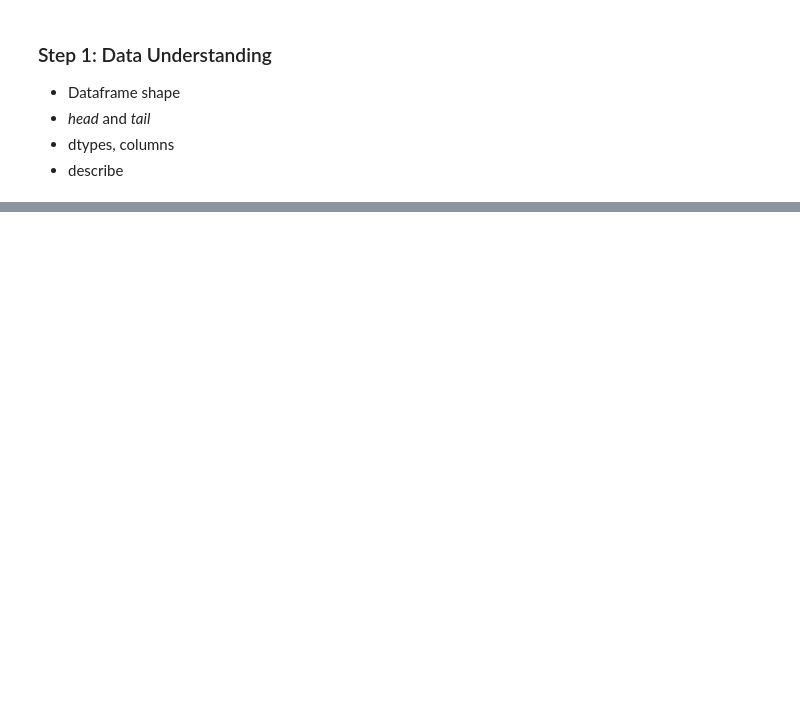
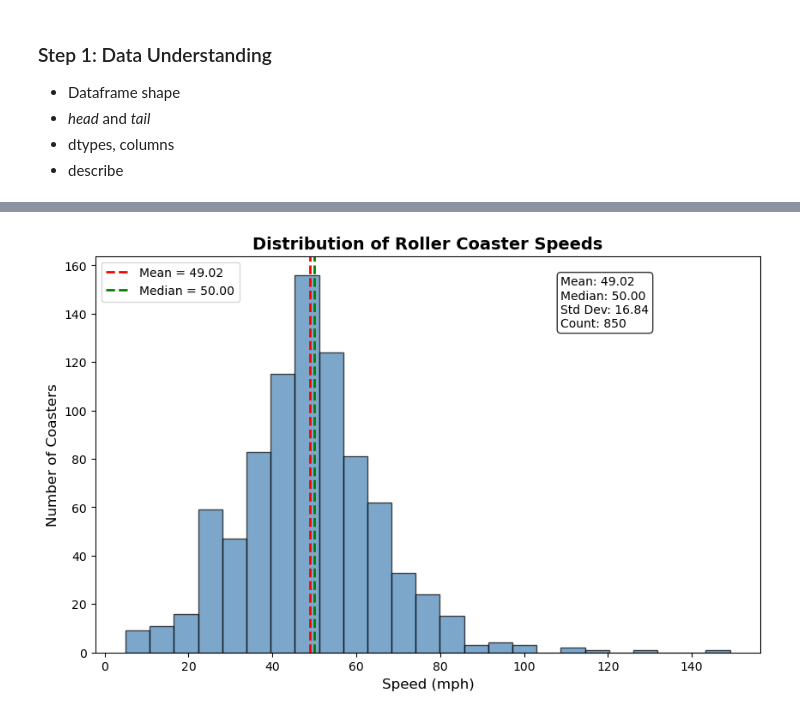
Before and after one commit to surpiya19/rollerCoaster, a Jupyter notebook: coaster_exploration.ipynb, the cells around one changed output, grey strips where cells are left out. Drawn from its saved outputs; the diff is of its cells as text; code cells hidden in the pictures; blank space fills up the shorter version.

```diff
--- a/coaster_exploration.ipynb
+++ b/coaster_exploration.ipynb
@@ -4,6 +4,8 @@
 import polars as pl
 import matplotlib.pyplot as plt
 import seaborn as sns
+import plotly.express as px
+import numpy as np
 
 pl.Config.set_tbl_cols(200)
-pl.Config.set_tbl_rows(-1)
+# pl.Config.set_tbl_rows(-1)
@@ -84,0 +76,13 @@ fig.update_layout(
+# %%
+# Renaming all the columns for consistency
+coaster = coaster.rename(
+    {
+        "coaster_name": "Coaster_Name",
+        "year_introduced": "Year_Introduced",
+        "opening_date_clean": "Opening_Date",
+        "speed_mph": "Speed_mph",
+        "height_ft": "Height_ft",
+        "Inversions_clean": "Inversions",
+        "Gforce_clean": "Gforce",
+    }
+)
@@ -84,0 +110,3 @@ fig.update_layout(
+# %%
+# Drop duplicates based on multiple columns
+coaster = coaster.unique(subset=["Coaster_Name", "Location", "Opening_Date"])
@@ -84,0 +121,57 @@ fig.update_layout(
+# %%
+# Drop nulls and convert to numpy
+speed_data = coaster.select("Speed_mph").drop_nulls().to_numpy().flatten()
+
+# Summary stats
+mean_speed = speed_data.mean()
+median_speed = np.median(speed_data)
+std_speed = speed_data.std()
+
+# Plot
+plt.figure(figsize=(10, 6))
+plt.hist(speed_data, bins=25, color="steelblue", edgecolor="black", alpha=0.7)
+
+# Add vertical lines for mean & median
+plt.axvline(
+    mean_speed,
+    color="red",
+    linestyle="dashed",
+    linewidth=2,
+    label=f"Mean = {mean_speed:.2f}",
+)
+plt.axvline(
+    median_speed,
+    color="green",
+    linestyle="dashed",
+    linewidth=2,
+    label=f"Median = {median_speed:.2f}",
+)
+
+# Add annotation box with summary stats
+textstr = (
+    f"Mean: {mean_speed:.2f}\n"
+    f"Median: {median_speed:.2f}\n"
+    f"Std Dev: {std_speed:.2f}\n"
+    f"Count: {len(speed_data)}"
+)
+
+props = dict(boxstyle="round", facecolor="white", alpha=0.8)
+plt.gca().text(
+    0.70,
+    0.95,
+    textstr,
+    transform=plt.gca().transAxes,
+    fontsize=10,
+    verticalalignment="top",
+    bbox=props,
+)
+
+# Titles and labels
+plt.title("Distribution of Roller Coaster Speeds", fontsize=14, weight="bold")
+plt.xlabel("Speed (mph)", fontsize=12)
+plt.ylabel("Number of Coasters", fontsize=12)
+plt.legend()
+
+plt.show()
+# %% [output]
+[figure, added]
```
Also changed, not shown: parts of 20 cells of this notebook, 2 other files.
